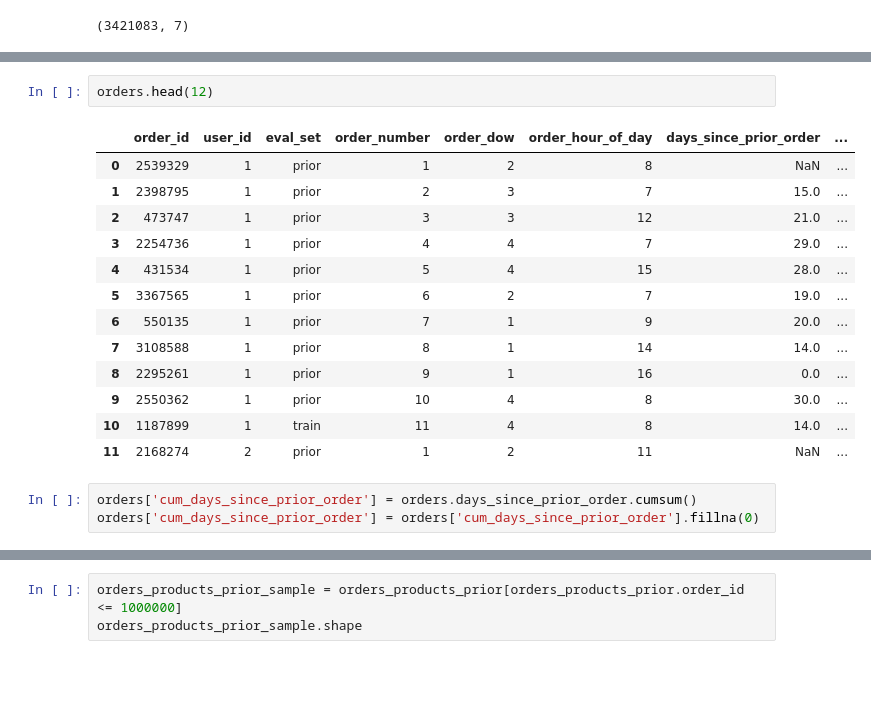
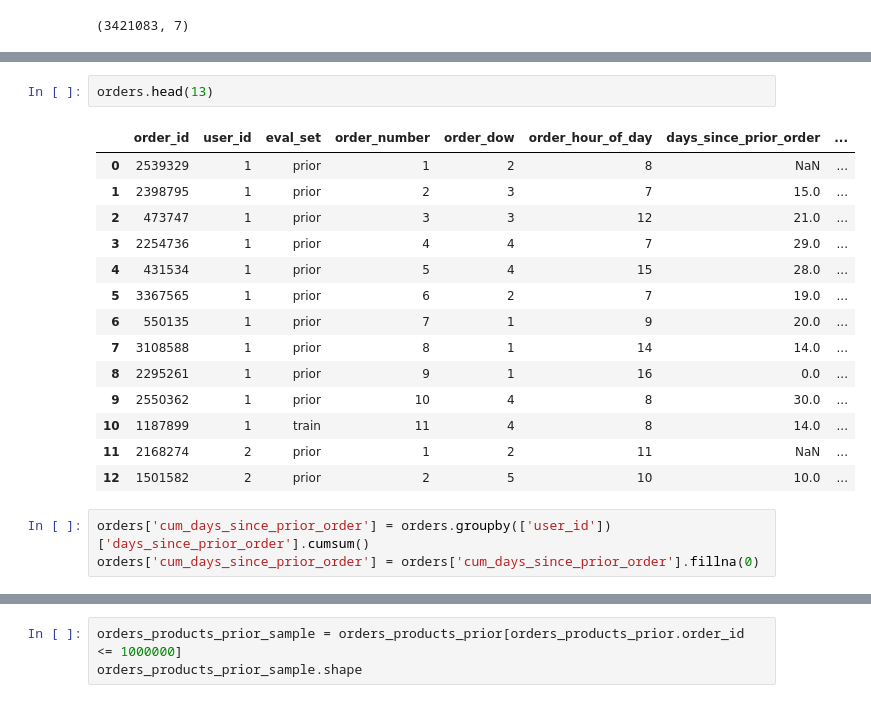
Before and after one commit to Wafic/instacart-kaggle-competition, a Jupyter notebook: explore_instacart_data.ipynb, the cells around one changed output, grey strips where cells are left out. Saved outputs shown, nothing was run; the diff lists cells and outputs as text; blank space fills up the shorter version.

```diff
--- a/explore_instacart_data.ipynb
+++ b/explore_instacart_data.ipynb
@@ -39,19 +65,20 @@ print(orders.shape)
 # %%
-orders.head(12)
+orders.head(13)
 # %% [output]
 |  | order_id | user_id | eval_set | order_number | order_dow | order_hour_of_day | days_since_prior_order | ... |
 | 0 | 2539329 | 1 | prior | 1 | 2 | 8 | NaN | ... |
 | 1 | 2398795 | 1 | prior | 2 | 3 | 7 | 15.0 | ... |
 | 2 | 473747 | 1 | prior | 3 | 3 | 12 | 21.0 | ... |
 | 3 | 2254736 | 1 | prior | 4 | 4 | 7 | 29.0 | ... |
 | 4 | 431534 | 1 | prior | 5 | 4 | 15 | 28.0 | ... |
 | 5 | 3367565 | 1 | prior | 6 | 2 | 7 | 19.0 | ... |
 | 6 | 550135 | 1 | prior | 7 | 1 | 9 | 20.0 | ... |
 | 7 | 3108588 | 1 | prior | 8 | 1 | 14 | 14.0 | ... |
 | 8 | 2295261 | 1 | prior | 9 | 1 | 16 | 0.0 | ... |
 | 9 | 2550362 | 1 | prior | 10 | 4 | 8 | 30.0 | ... |
 | 10 | 1187899 | 1 | train | 11 | 4 | 8 | 14.0 | ... |
 | 11 | 2168274 | 2 | prior | 1 | 2 | 11 | NaN | ... |
+| 12 | 1501582 | 2 | prior | 2 | 5 | 10 | 10.0 | ... |
 # %%
-orders['cum_days_since_prior_order'] = orders.days_since_prior_order.cumsum()
+orders['cum_days_since_prior_order'] = orders.groupby(['user_id'])['days_since_prior_order'].cumsum()
 orders['cum_days_since_prior_order'] = orders['cum_days_since_prior_order'].fillna(0)
```
Also changed, not shown: parts of 12 cells of this notebook.
